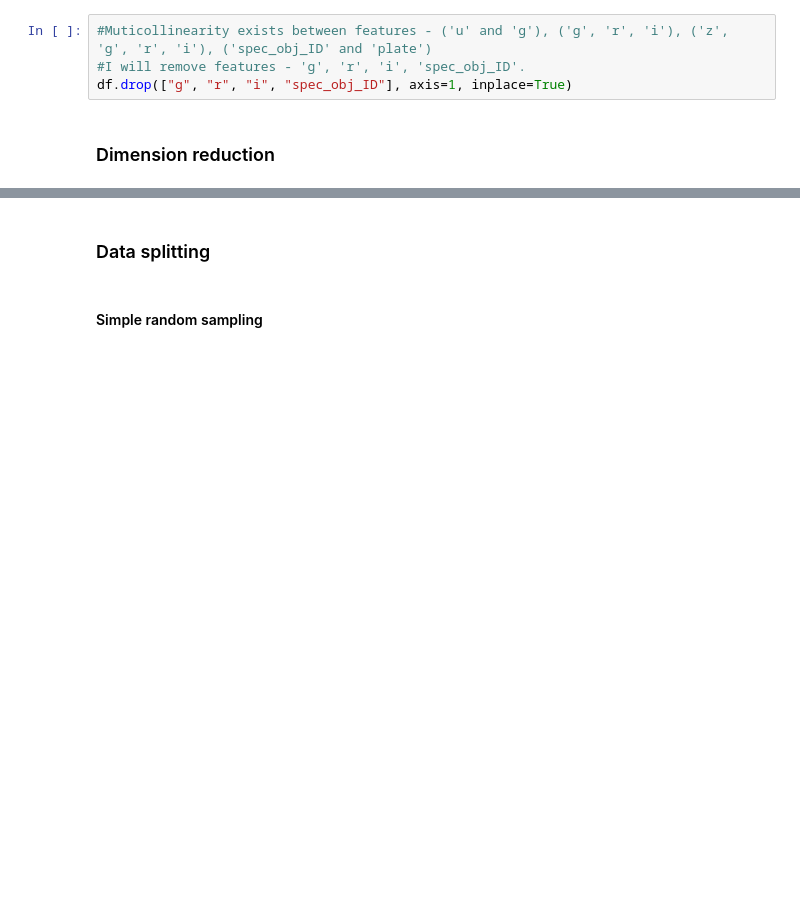
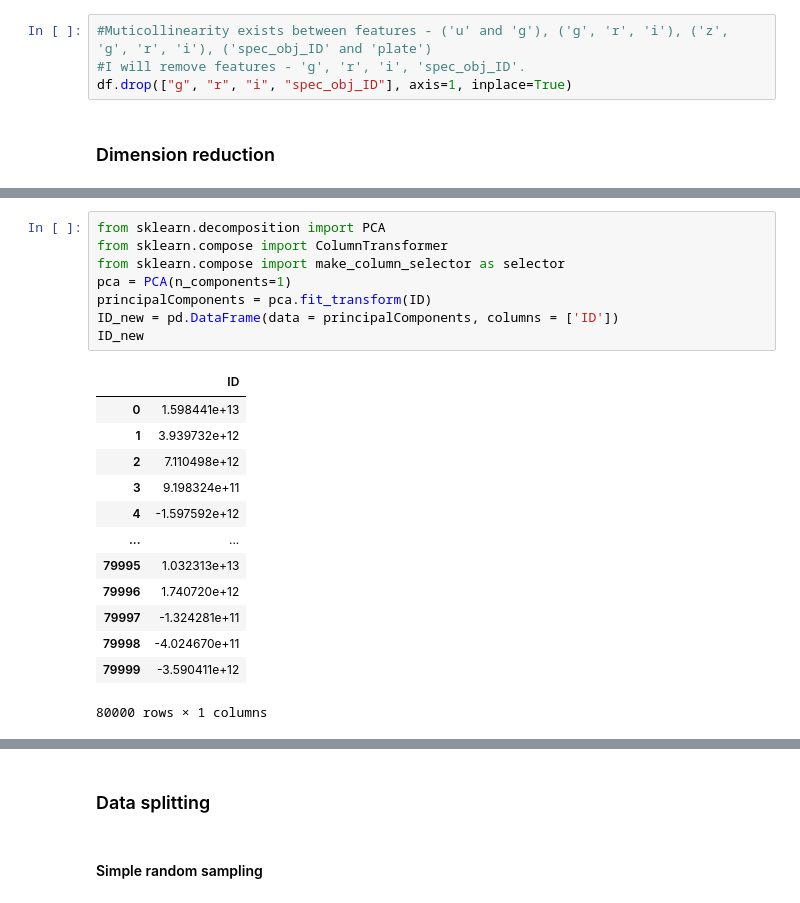
Before and after one commit to MuneraAlRajhi/StellarDatasetML, a Jupyter notebook: Stellar_EDA.ipynb, the cells around one changed output, grey strips where cells are left out. Drawn from its saved outputs; the diff is of its cells as text; blank space fills up the shorter version.

```diff
--- a/Stellar_EDA.ipynb
+++ b/Stellar_EDA.ipynb
@@ -162,0 +182,22 @@ df.drop(["g", "r", "i", "spec_obj_ID"], axis=1, inplace=True)
+# %%
+from sklearn.decomposition import PCA
+from sklearn.compose import ColumnTransformer
+from sklearn.compose import make_column_selector as selector
+pca = PCA(n_components=1)
+principalComponents = pca.fit_transform(ID)
+ID_new = pd.DataFrame(data = principalComponents, columns = ['ID'])
+ID_new
+# %% [output]
+|  | ID |
+| 0 | 1.598441e+13 |
+| 1 | 3.939732e+12 |
+| 2 | 7.110498e+12 |
+| 3 | 9.198324e+11 |
+| 4 | -1.597592e+12 |
+| ... | ... |
+| 79995 | 1.032313e+13 |
+| 79996 | 1.740720e+12 |
+| 79997 | -1.324281e+11 |
+| 79998 | -4.024670e+11 |
+| 79999 | -3.590411e+12 |
+80000 rows × 1 columns
```
Also changed, not shown: parts of 9 cells of this notebook.
